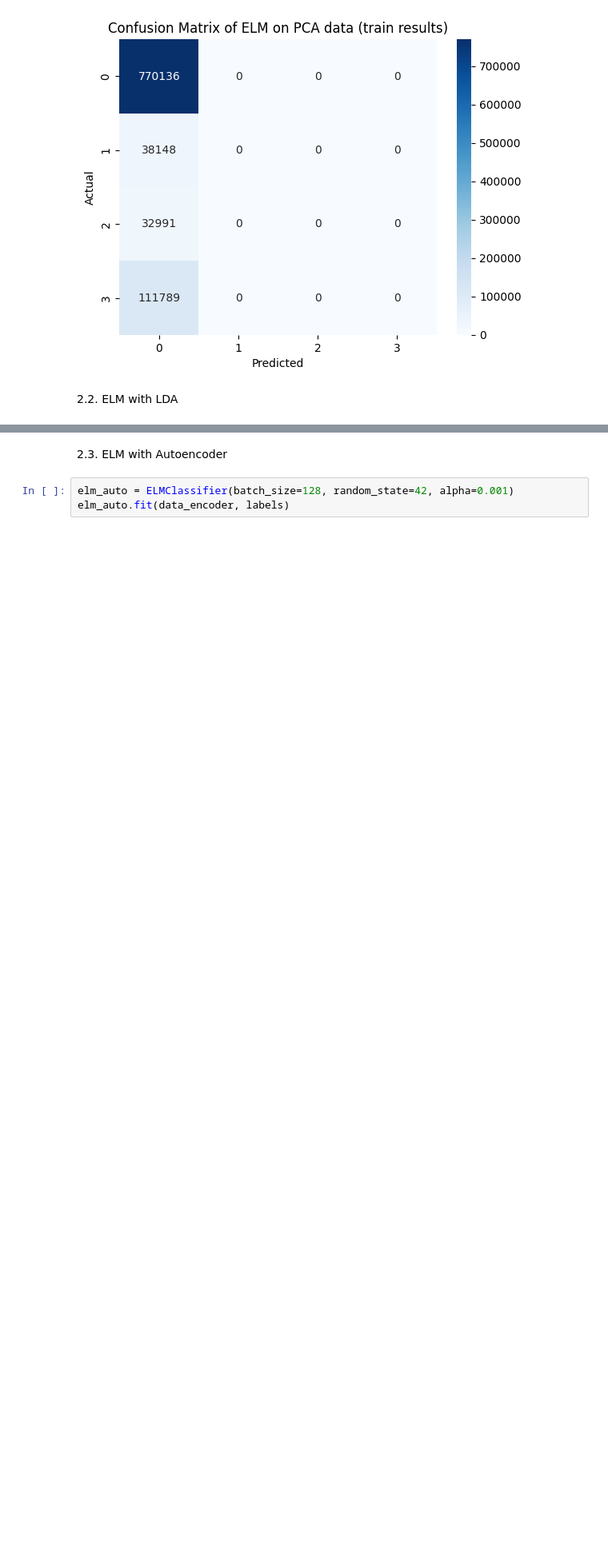
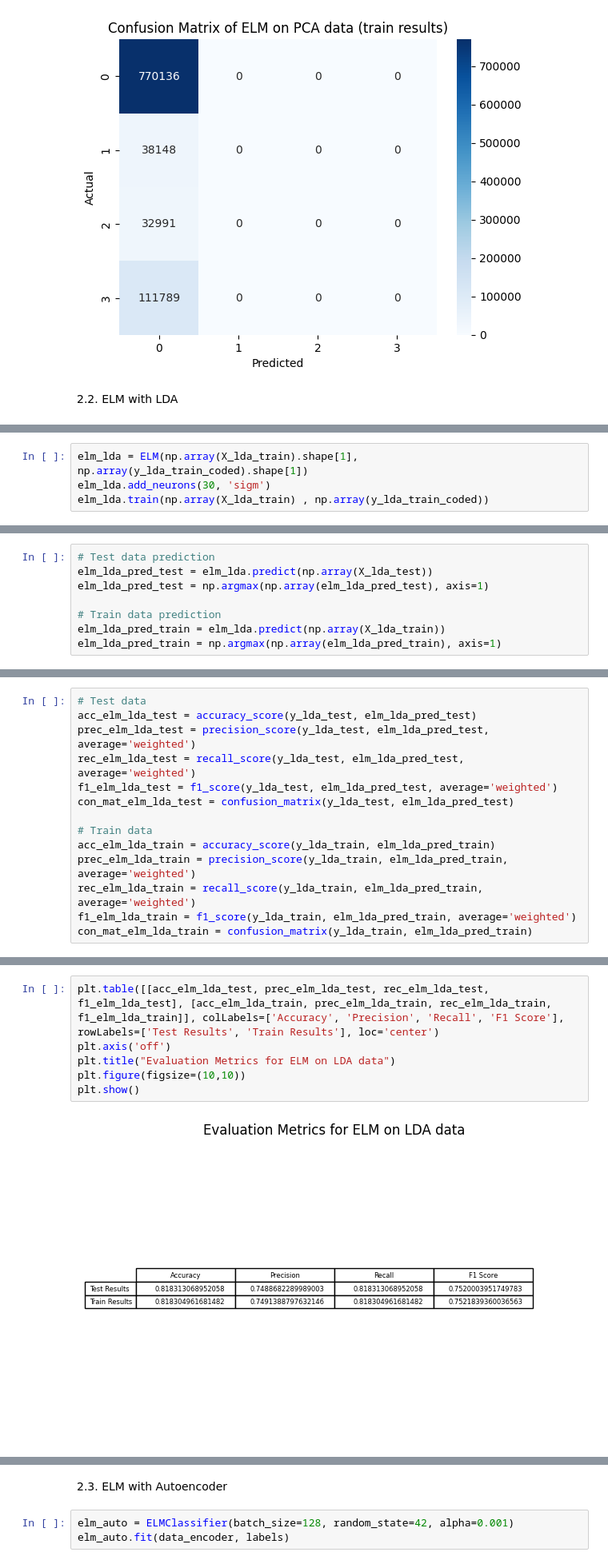
Before and after one commit to yazdanzv/Compare_Multiple_DL_Methods_on_Flight_USA_Dataset, a Jupyter notebook: main.ipynb, the cells around one changed output, grey strips where cells are left out. Shown at 80% size. Cells and saved outputs as stored; diff of their text form; blank space fills up the shorter version.

```diff
--- a/main.ipynb
+++ b/main.ipynb
@@ -786,0 +784,4 @@ elm_lda.fit(lda_data, labels)
+# %%
+elm_lda = ELM(np.array(X_lda_train).shape[1], np.array(y_lda_train_coded).shape[1])
+elm_lda.add_neurons(30, 'sigm')
+elm_lda.train(np.array(X_lda_train) , np.array(y_lda_train_coded))
@@ -786,0 +790,8 @@ elm_lda.fit(lda_data, labels)
+# %%
+# Test data prediction
+elm_lda_pred_test = elm_lda.predict(np.array(X_lda_test))
+elm_lda_pred_test = np.argmax(np.array(elm_lda_pred_test), axis=1)
+
+# Train data prediction
+elm_lda_pred_train = elm_lda.predict(np.array(X_lda_train))
+elm_lda_pred_train = np.argmax(np.array(elm_lda_pred_train), axis=1)
@@ -786,0 +800,14 @@ elm_lda.fit(lda_data, labels)
+# %%
+# Test data
+acc_elm_lda_test = accuracy_score(y_lda_test, elm_lda_pred_test)
+prec_elm_lda_test = precision_score(y_lda_test, elm_lda_pred_test, average='weighted')
+rec_elm_lda_test = recall_score(y_lda_test, elm_lda_pred_test, average='weighted')
+f1_elm_lda_test = f1_score(y_lda_test, elm_lda_pred_test, average='weighted')
+con_mat_elm_lda_test = confusion_matrix(y_lda_test, elm_lda_pred_test)
+
+# Train data
+acc_elm_lda_train = accuracy_score(y_lda_train, elm_lda_pred_train)
+prec_elm_lda_train = precision_score(y_lda_train, elm_lda_pred_train, average='weighted')
+rec_elm_lda_train = recall_score(y_lda_train, elm_lda_pred_train, average='weighted')
+f1_elm_lda_train = f1_score(y_lda_train, elm_lda_pred_train, average='weighted')
+con_mat_elm_lda_train = confusion_matrix(y_lda_train, elm_lda_pred_train)
@@ -786,0 +816,8 @@ elm_lda.fit(lda_data, labels)
+# %%
+plt.table([[acc_elm_lda_test, prec_elm_lda_test, rec_elm_lda_test, f1_elm_lda_test], [acc_elm_lda_train, prec_elm_lda_train, rec_elm_lda_train, f1_elm_lda_train]], colLabels=['Accuracy', 'Precision', 'Recall', 'F1 Score'], rowLabels=['Test Results', 'Train Results'], loc='center')
+plt.axis('off')
+plt.title("Evaluation Metrics for ELM on LDA data")
+plt.figure(figsize=(10,10))
+plt.show()
+# %% [output]
+[figure, added]
```
Also changed, not shown: parts of 13 cells of this notebook.
